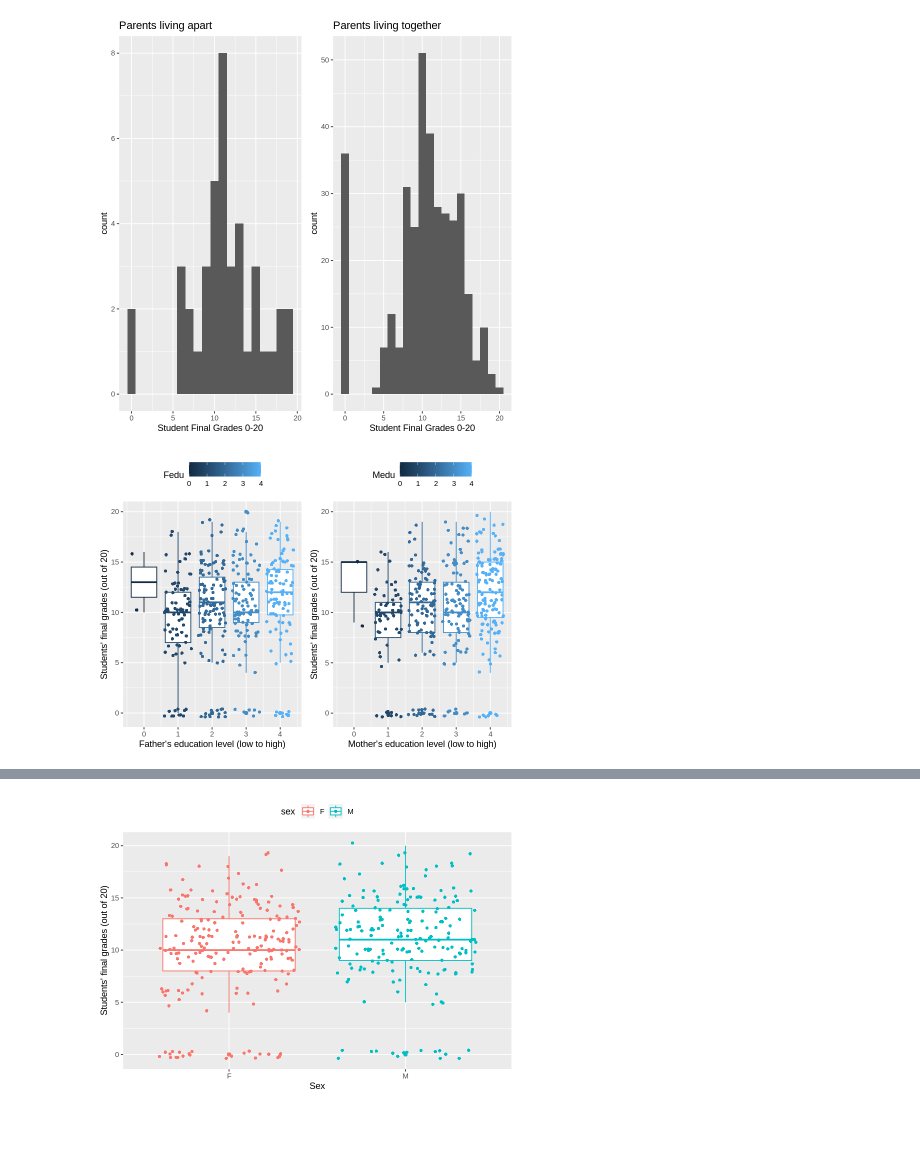
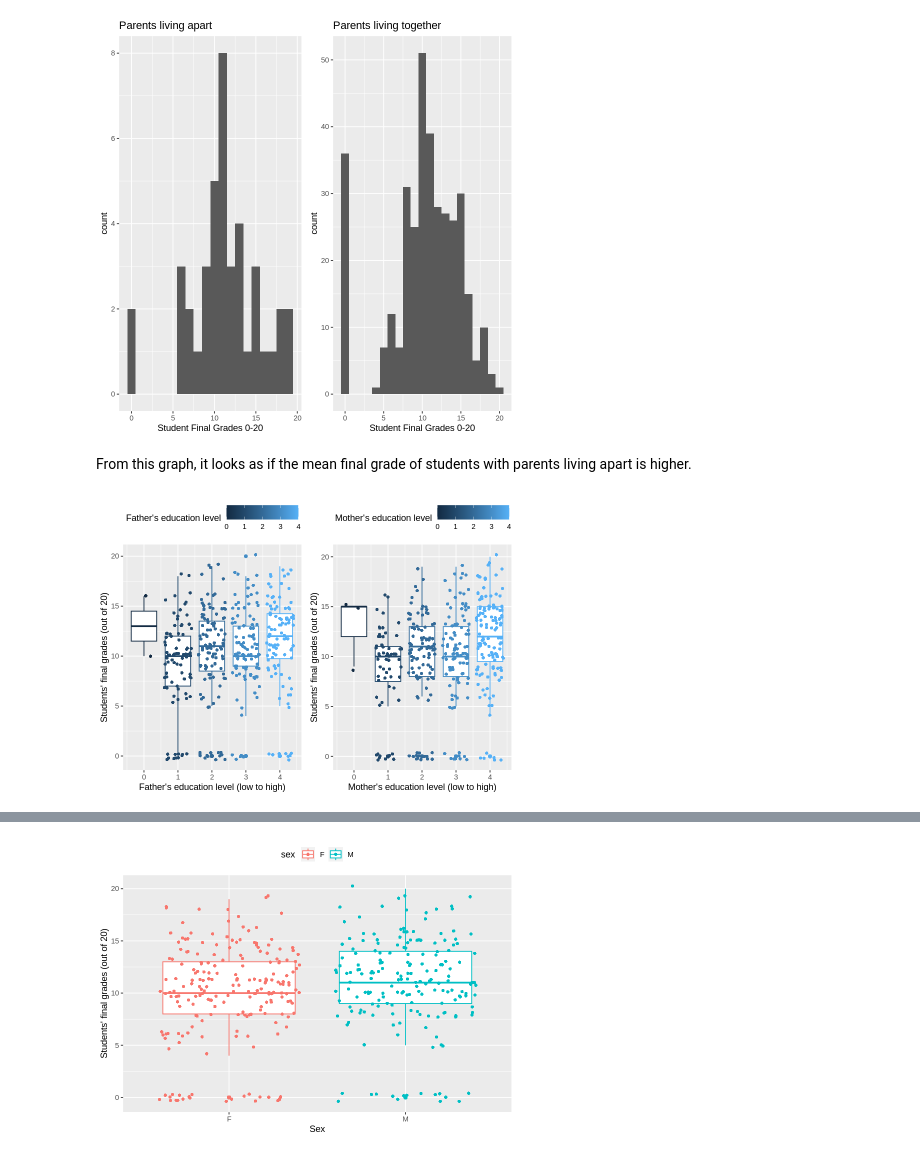
Before and after one commit to aidanmeharg/STAT_201_Project, a Jupyter notebook: proposal.ipynb, the cells around one changed output, grey strips where cells are left out. Cells and saved outputs as stored; diff of their text form; code cells hidden in the pictures; blank space fills up the shorter version.

Commit message:
graph descriptions

```diff
--- a/proposal.ipynb
+++ b/proposal.ipynb
@@ -105,25 +105,29 @@ plots_to_Pstatus[[2]] <- students |>
 grid.arrange(grobs = plots_to_Pstatus, ncol = 2)
 # %% [output]
 [figure]
+# %% [markdown]
+From this graph, it looks as if the mean final grade of students with parents living apart is higher.
 # %%
 plots_medu_fedu <- list()
 
 plots_medu_fedu[[1]] <- students |>
                             ggplot(aes(x = Fedu, y = G3, group = Fedu, color = Fedu)) +
                             geom_boxplot() +
                             geom_jitter(shape = 16) +
                             theme(legend.position = "top") +
                             xlab("Father's education level (low to high)") +
-                            ylab("Students' final grades (out of 20)")
+                            ylab("Students' final grades (out of 20)") +
+                            labs(color = "Father's education level")
 
 plots_medu_fedu[[2]] <- students |>
                             ggplot(aes(x = Medu, y = G3, group = Medu, color = Medu)) +
                             geom_boxplot() +
                             geom_jitter(shape = 16) +
                             theme(legend.position = "top") +
                             xlab("Mother's education level (low to high)") +
-                            ylab("Students' final grades (out of 20)")
+                            ylab("Students' final grades (out of 20)") +
+                            labs(color = "Mother's education level")
 
 grid.arrange(grobs = plots_medu_fedu, ncol = 2)
 # %% [output]
-[figure, old version]
+[figure, new version]
```
Also changed, not shown: parts of 5 cells of this notebook.
